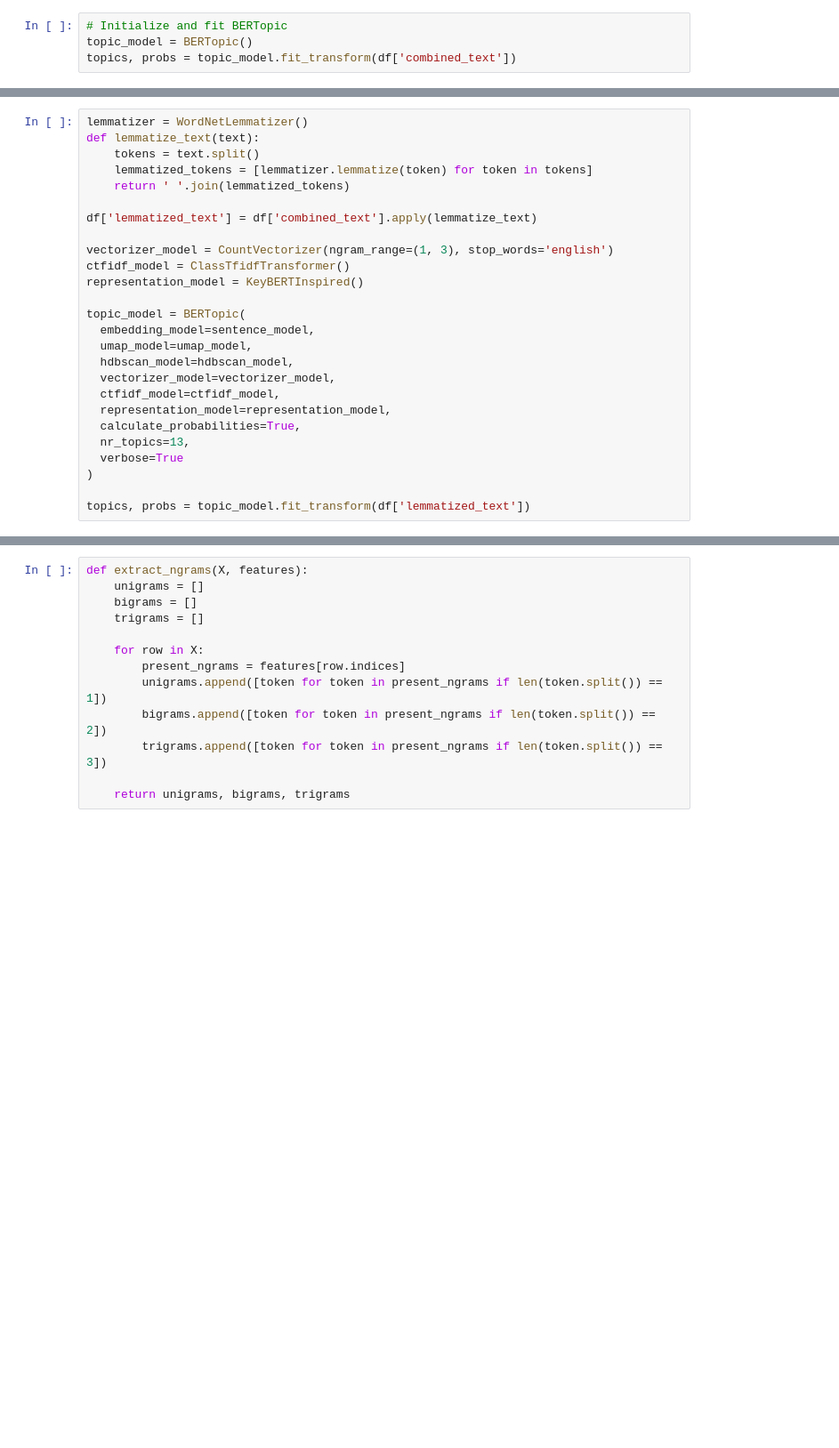
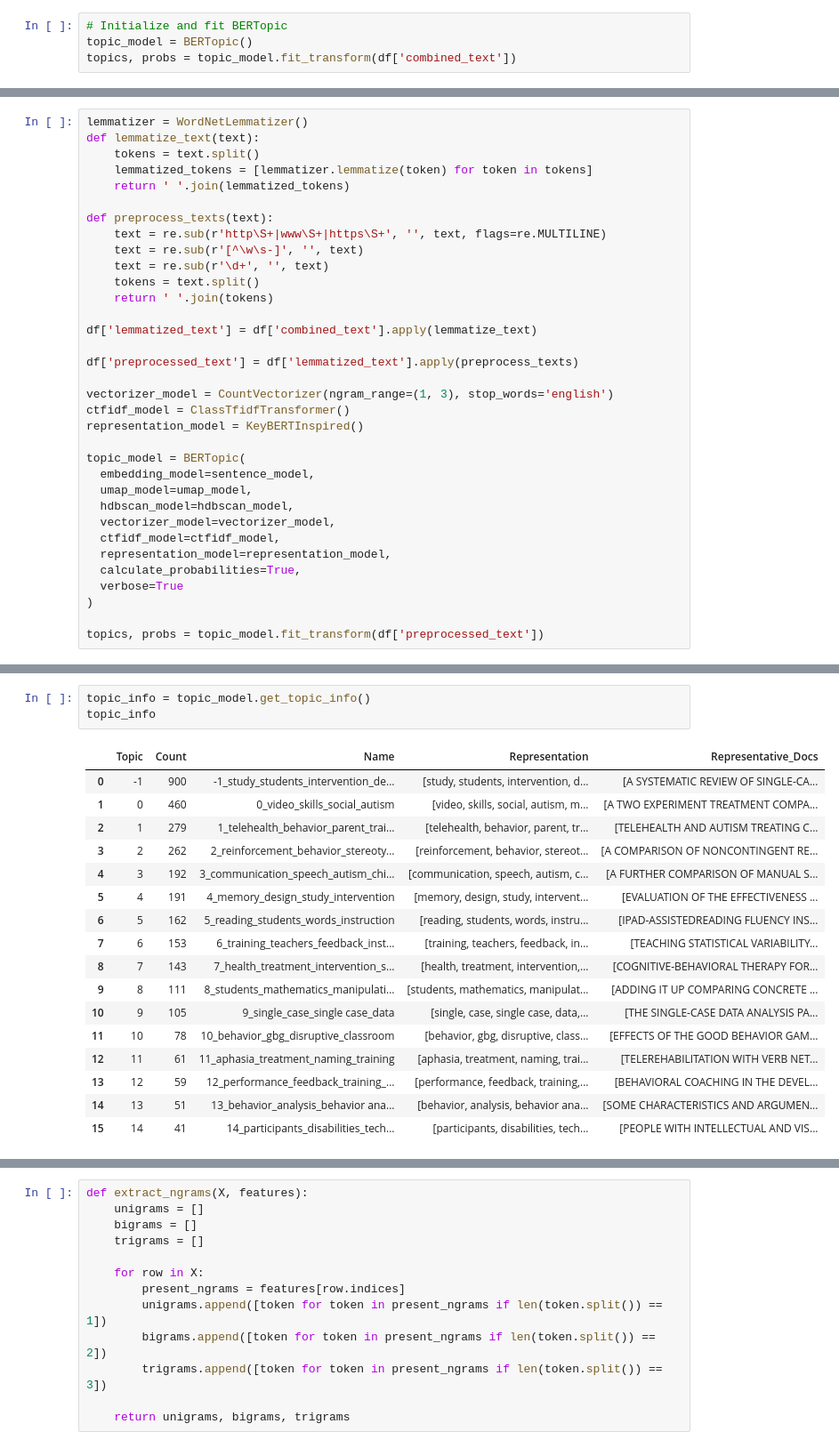
Before and after one commit to mshin77/scd-llm, a Jupyter notebook: topic_modeling/index.ipynb, the cells around one changed output, grey strips where cells are left out. Shown at 89% size. Saved outputs shown, nothing was run; the diff lists cells and outputs as text; blank space fills up the shorter version.

```diff
--- a/topic_modeling/index.ipynb
+++ b/topic_modeling/index.ipynb
@@ -155,7 +161,16 @@ def lemmatize_text(text):
     lemmatized_tokens = [lemmatizer.lemmatize(token) for token in tokens]
     return ' '.join(lemmatized_tokens)
 
+def preprocess_texts(text):
+    text = re.sub(r'http\S+|www\S+|https\S+', '', text, flags=re.MULTILINE)
+    text = re.sub(r'[^\w\s-]', '', text)
+    text = re.sub(r'\d+', '', text)
+    tokens = text.split()
+    return ' '.join(tokens)
+
 df['lemmatized_text'] = df['combined_text'].apply(lemmatize_text)
+
+df['preprocessed_text'] = df['lemmatized_text'].apply(preprocess_texts)
 
 vectorizer_model = CountVectorizer(ngram_range=(1, 3), stop_words='english')
 ctfidf_model = ClassTfidfTransformer()
@@ -169,9 +184,8 @@ topic_model = BERTopic(
   ctfidf_model=ctfidf_model,
   representation_model=representation_model,
   calculate_probabilities=True,
-  nr_topics=13,
   verbose=True
 )
 
-topics, probs = topic_model.fit_transform(df['lemmatized_text'])
+topics, probs = topic_model.fit_transform(df['preprocessed_text'])
 # %% [output]
@@ -215,0 +206,21 @@ topic_model.set_topic_labels(custom_labels)
+# %%
+topic_info = topic_model.get_topic_info()
+topic_info
+# %% [output]
+|  | Topic | Count | Name | Representation | Representative_Docs |
+| 0 | -1 | 900 | -1_study_students_intervention_de... | [study, students, intervention, d... | [A SYSTEMATIC REVIEW OF SINGLE-CA... |
+| 1 | 0 | 460 | 0_video_skills_social_autism | [video, skills, social, autism, m... | [A TWO EXPERIMENT TREATMENT COMPA... |
+| 2 | 1 | 279 | 1_telehealth_behavior_parent_trai... | [telehealth, behavior, parent, tr... | [TELEHEALTH AND AUTISM TREATING C... |
+| 3 | 2 | 262 | 2_reinforcement_behavior_stereoty... | [reinforcement, behavior, stereot... | [A COMPARISON OF NONCONTINGENT RE... |
+| 4 | 3 | 192 | 3_communication_speech_autism_chi... | [communication, speech, autism, c... | [A FURTHER COMPARISON OF MANUAL S... |
+| 5 | 4 | 191 | 4_memory_design_study_intervention | [memory, design, study, intervent... | [EVALUATION OF THE EFFECTIVENESS ... |
+| 6 | 5 | 162 | 5_reading_students_words_instruction | [reading, students, words, instru... | [IPAD-ASSISTEDREADING FLUENCY INS... |
+| 7 | 6 | 153 | 6_training_teachers_feedback_inst... | [training, teachers, feedback, in... | [TEACHING STATISTICAL VARIABILITY... |
+| 8 | 7 | 143 | 7_health_treatment_intervention_s... | [health, treatment, intervention,... | [COGNITIVE-BEHAVIORAL THERAPY FOR... |
+| 9 | 8 | 111 | 8_students_mathematics_manipulati... | [students, mathematics, manipulat... | [ADDING IT UP COMPARING CONCRETE ... |
+| 10 | 9 | 105 | 9_single_case_single case_data | [single, case, single case, data,... | [THE SINGLE-CASE DATA ANALYSIS PA... |
+| 11 | 10 | 78 | 10_behavior_gbg_disruptive_classroom | [behavior, gbg, disruptive, class... | [EFFECTS OF THE GOOD BEHAVIOR GAM... |
+| 12 | 11 | 61 | 11_aphasia_treatment_naming_training | [aphasia, treatment, naming, trai... | [TELEREHABILITATION WITH VERB NET... |
+| 13 | 12 | 59 | 12_performance_feedback_training_... | [performance, feedback, training,... | [BEHAVIORAL COACHING IN THE DEVEL... |
+| 14 | 13 | 51 | 13_behavior_analysis_behavior ana... | [behavior, analysis, behavior ana... | [SOME CHARACTERISTICS AND ARGUMEN... |
+| 15 | 14 | 41 | 14_participants_disabilities_tech... | [participants, disabilities, tech... | [PEOPLE WITH INTELLECTUAL AND VIS... |
```
Also changed, not shown: parts of 27 cells of this notebook, 11 other files.
